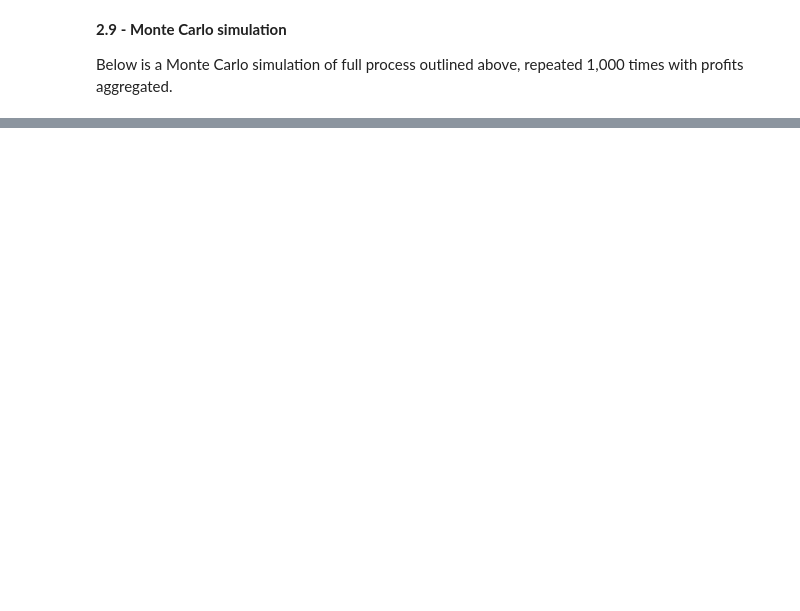
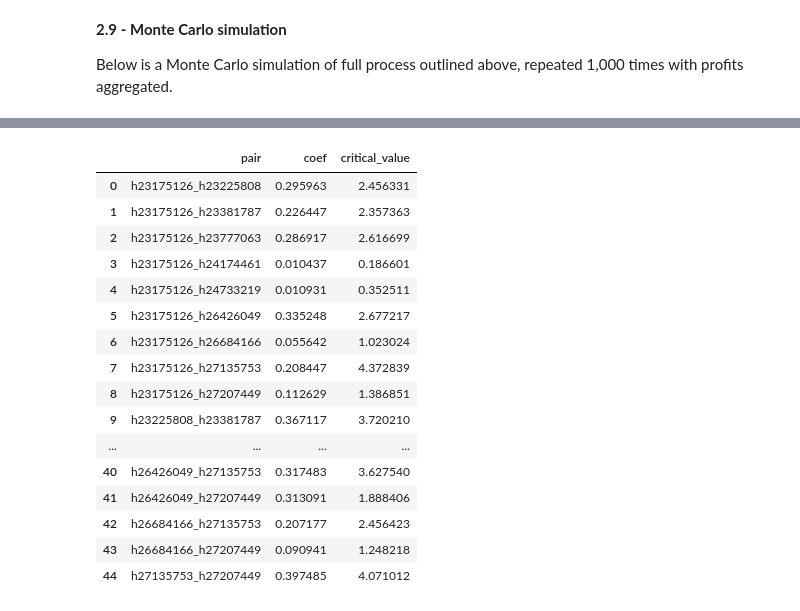
Before and after one commit to tbardrick/betfair_project, a Jupyter notebook: notebooks/historic_data_strategies/strategies/2_price_comovement.ipynb, the cells around one changed output, grey strips where cells are left out. Drawn from its saved outputs; the diff is of its cells as text; code cells hidden in the pictures; blank space fills up the shorter version.

Commit message:
Dickey fuller test

```diff
--- a/notebooks/historic_data_strategies/strategies/2_price_comovement.ipynb
+++ b/notebooks/historic_data_strategies/strategies/2_price_comovement.ipynb
@@ -569,0 +573,6 @@ It should be ensured that the regression results of one price on another are not
+# %%
+#3.1 - testing for mean reversion
+
+#using non-standardised log price data
+back_prices = np.log(bp_t_df[:30]).copy()
+back_prices.head()
@@ -569,0 +615,45 @@ It should be ensured that the regression results of one price on another are not
+# %%
+#dickey fuller test on each column
+
+#regression fit and results in horizontal dataframe format (1 column per pair)
+# dickey_fuller_results = {}
+# for column in dickey_fuller_df:
+#     reg = sm.OLS(endog = dickey_fuller_df[column].diff(), exog = dickey_fuller_df[['const', column]], missing = 'drop')
+#     results = reg.fit()
+#     dickey_fuller_results[column] = results.tvalues[1]
+
+#regression fit and results in vertical dataframe format (column for pair id, column for dickey fuller test result)
+dickey_fuller_results = {'pair' : [], 'coef' : [], 'critical_value' : []}
+
+for column in dickey_fuller_df:
+    if column == 'const':
+        break
+    reg = sm.OLS(endog = dickey_fuller_df[column].diff(), exog = dickey_fuller_df[['const', column]].shift(-1), missing = 'drop')
+    results = reg.fit()
+    dickey_fuller_results['pair'].append(column)
+    dickey_fuller_results['coef'].append(results.params[1])
+    dickey_fuller_results['critical_value'].append(results.tvalues[1])
+
+dickey_fuller_results_df = pd.DataFrame(dickey_fuller_results)
+
+dickey_fuller_results_df
+
+#compare to -3.58 from the MacKinnon tables for 1% significance level, -2.93 for 5% significance level
+# %% [output]
+|  | pair | coef | critical_value |
+| 0 | h23175126_h23225808 | 0.295963 | 2.456331 |
+| 1 | h23175126_h23381787 | 0.226447 | 2.357363 |
+| 2 | h23175126_h23777063 | 0.286917 | 2.616699 |
+| 3 | h23175126_h24174461 | 0.010437 | 0.186601 |
+| 4 | h23175126_h24733219 | 0.010931 | 0.352511 |
+| 5 | h23175126_h26426049 | 0.335248 | 2.677217 |
+| 6 | h23175126_h26684166 | 0.055642 | 1.023024 |
+| 7 | h23175126_h27135753 | 0.208447 | 4.372839 |
+| 8 | h23175126_h27207449 | 0.112629 | 1.386851 |
+| 9 | h23225808_h23381787 | 0.367117 | 3.720210 |
+| ... | ... | ... | ... |
+| 40 | h26426049_h27135753 | 0.317483 | 3.627540 |
+| 41 | h26426049_h27207449 | 0.313091 | 1.888406 |
+| 42 | h26684166_h27135753 | 0.207177 | 2.456423 |
+| 43 | h26684166_h27207449 | 0.090941 | 1.248218 |
+| 44 | h27135753_h27207449 | 0.397485 | 4.071012 |
```
Also changed, not shown: parts of 19 cells of this notebook.
